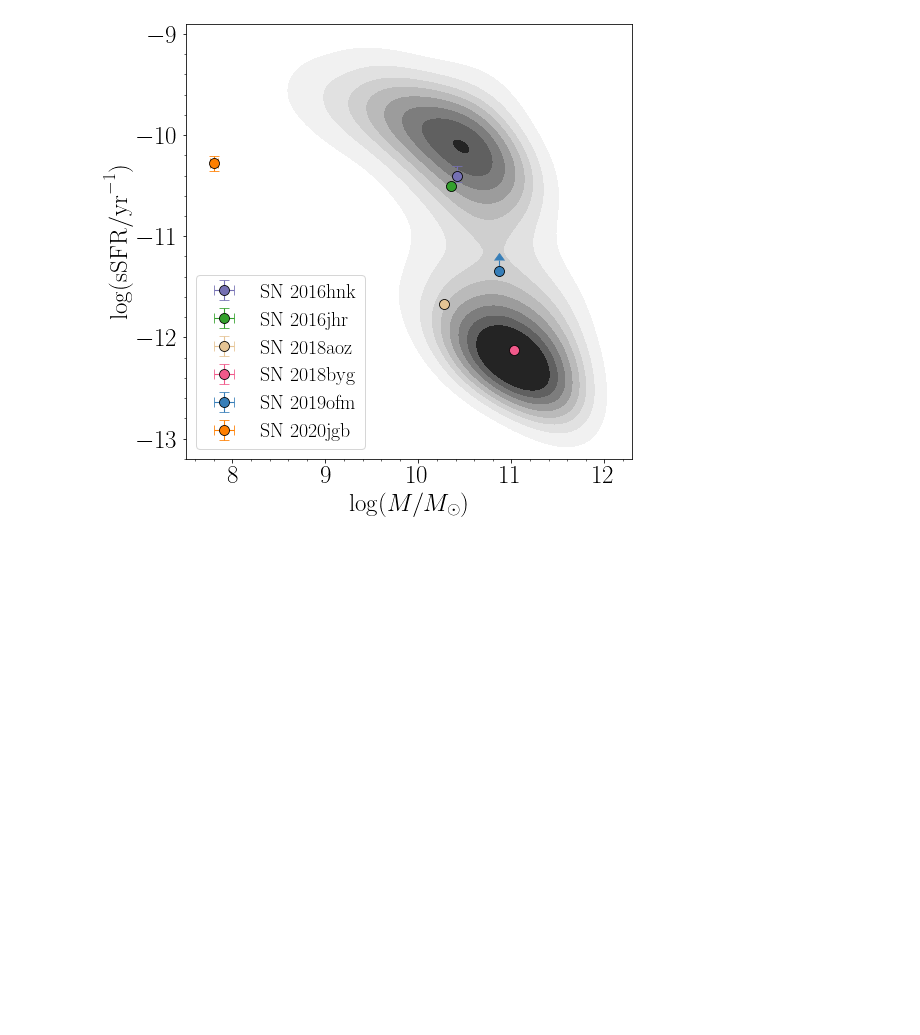
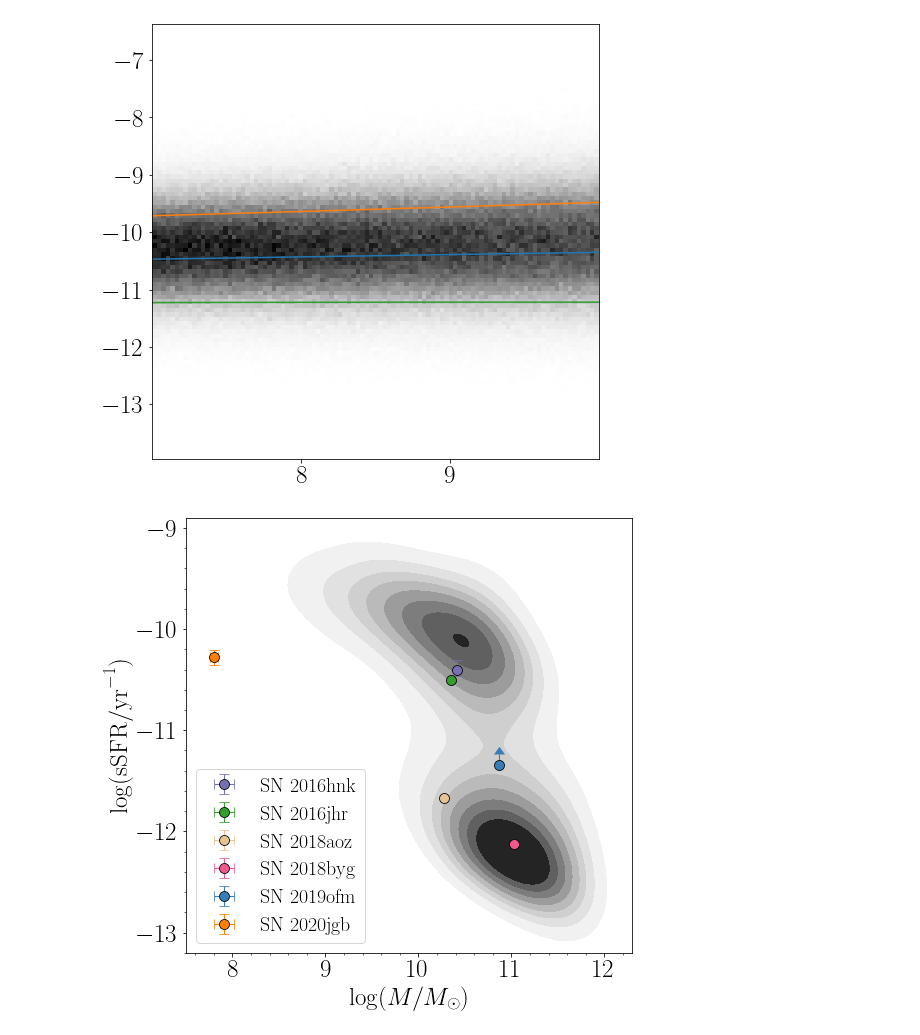
Before and after one commit to slowdivePTG/SN2020jgb, a Jupyter notebook: host/Host_Galaxy.ipynb, the cells around one changed output. Drawn from its saved outputs; the diff is of its cells as text; code cells hidden in the pictures; blank space fills up the shorter version.

```diff
--- a/host/Host_Galaxy.ipynb
+++ b/host/Host_Galaxy.ipynb
@@ -138,3 +154,27 @@ BPTCLASS
+# %%
+# a simple Monte Carlo simulation
+l = 1000000
+lg_M_dwarf = np.random.rand(l) * 3 + 7
+mu_a, sigma_a = -10.75, 0.53
+mu_b, sigma_b = 1.04, 0.06
+
+a = np.random.randn(l) * sigma_a + mu_a
+b = np.random.randn(l) * sigma_b + mu_b
+sigma = 0.34
+
+lg_sSFR = np.random.rand(l) * sigma + (a + (b - 1) * lg_M_dwarf)
+
+lg_m = np.linspace(7, 10, 10)
+sigma_y = (sigma_a**2 + sigma_b**2 * lg_m**2 + sigma**2)**.5
+plt.figure(figsize=(8, 8))
+plt.plot(lg_m, mu_a + (mu_b - 1) * lg_m)
+plt.plot(lg_m, mu_a + (mu_b - 1) * lg_m + sigma_y)
+plt.plot(lg_m, mu_a + (mu_b - 1) * lg_m - sigma_y)
+
+plt.hist2d(lg_M_dwarf, lg_sSFR, bins=101, cmap='Greys')
+plt.show()
+# %% [output]
+[figure, added]
 # %%
 jgb = pd.read_csv('SN2020jgb_posteriors.csv')
 byg = pd.read_csv('SN2018byg_old_posteriors.csv')
```
Also changed, not shown: parts of 2 cells of this notebook, 4 other files.
